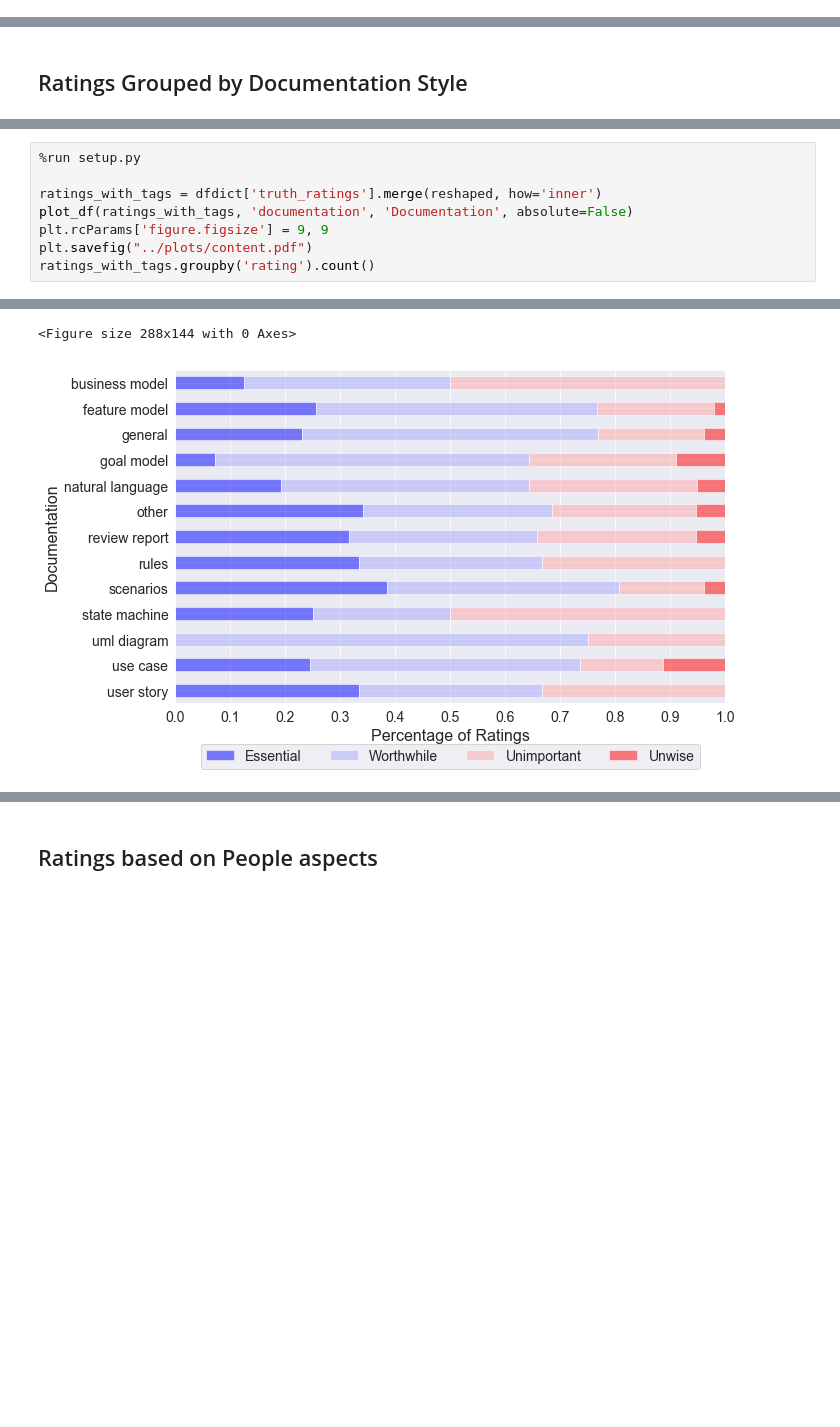
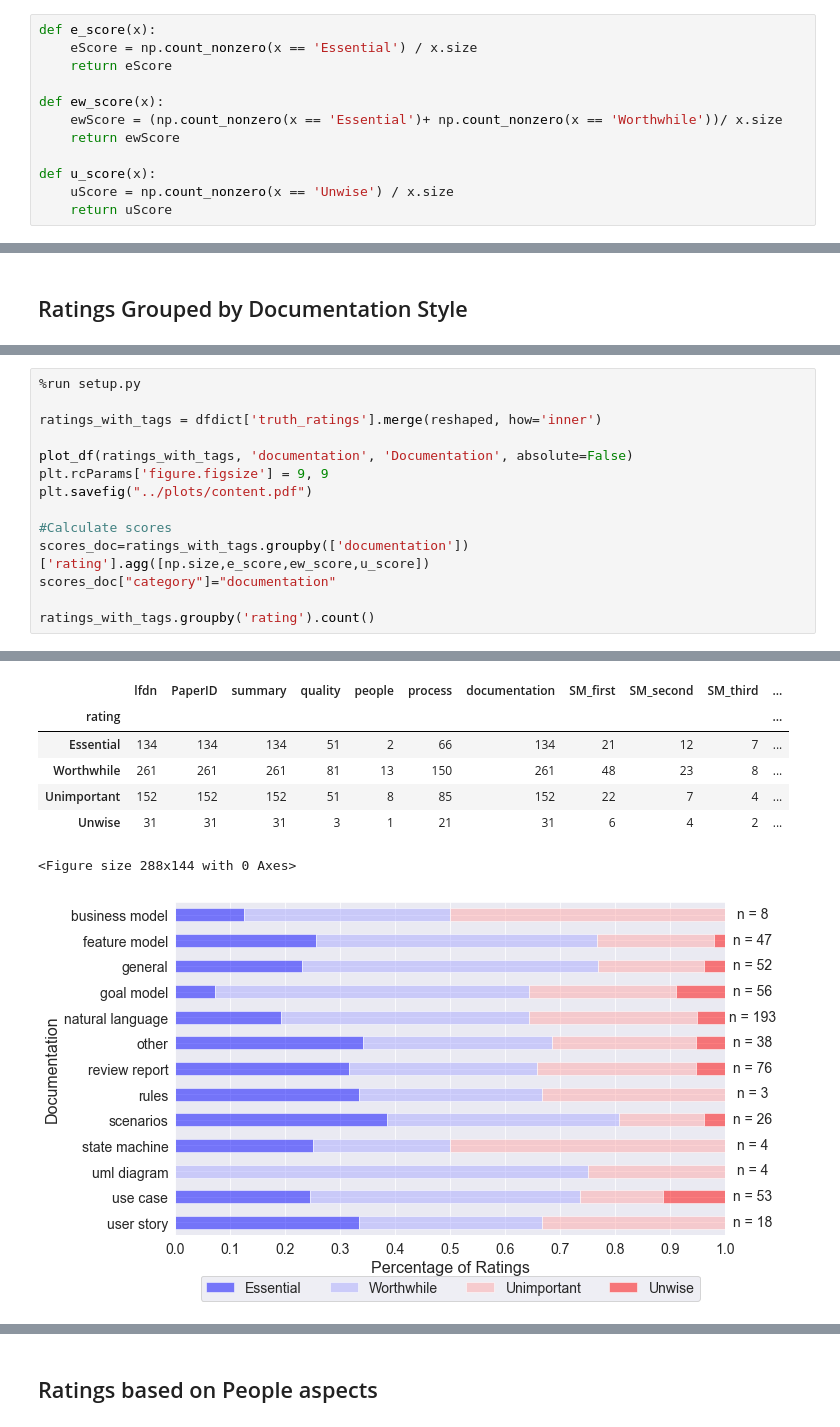
Before and after one commit to mendezfe/repract2018, a Jupyter notebook: notebooks/10_quantitative_analysis.ipynb, the cells around one changed output, grey strips where cells are left out. Saved outputs shown, nothing was run; the diff lists cells and outputs as text; blank space fills up the shorter version.

Commit message:
added number of ratings to the bar charts

```diff
--- a/notebooks/10_quantitative_analysis.ipynb
+++ b/notebooks/10_quantitative_analysis.ipynb
@@ -19,2 +26,14 @@
+# %%
+def e_score(x):
+    eScore = np.count_nonzero(x == 'Essential') / x.size
+    return eScore
+
+def ew_score(x):
+    ewScore = (np.count_nonzero(x == 'Essential')+ np.count_nonzero(x == 'Worthwhile'))/ x.size
+    return ewScore
+
+def u_score(x):
+    uScore = np.count_nonzero(x == 'Unwise') / x.size
+    return uScore
 # %% [markdown]
 # Demographics
@@ -232,8 +443,14 @@ reshaped.head(5)
 %run setup.py
 
 ratings_with_tags = dfdict['truth_ratings'].merge(reshaped, how='inner')
+
 plot_df(ratings_with_tags, 'documentation', 'Documentation', absolute=False)
 plt.rcParams['figure.figsize'] = 9, 9
 plt.savefig("../plots/content.pdf")
+
+#Calculate scores
+scores_doc=ratings_with_tags.groupby(['documentation'])['rating'].agg([np.size,e_score,ew_score,u_score])
+scores_doc["category"]="documentation"
+
 ratings_with_tags.groupby('rating').count()
 # %% [output]
@@ -246,2 +472,8 @@ ratings_with_tags.groupby('rating').count()
+|  | lfdn | PaperID | summary | quality | people | process | documentation | SM_first | SM_second | SM_third | ... |
+| rating |  |  |  |  |  |  |  |  |  |  | ... |
+| Essential | 134 | 134 | 134 | 51 | 2 | 66 | 134 | 21 | 12 | 7 | ... |
+| Worthwhile | 261 | 261 | 261 | 81 | 13 | 150 | 261 | 48 | 23 | 8 | ... |
+| Unimportant | 152 | 152 | 152 | 51 | 8 | 85 | 152 | 22 | 7 | 4 | ... |
+| Unwise | 31 | 31 | 31 | 3 | 1 | 21 | 31 | 6 | 4 | 2 | ... |
 <Figure size 288x144 with 0 Axes>
-[figure, old version]
+[figure, new version]
```
Also changed, not shown: parts of 44 cells of this notebook, 17 other files.
